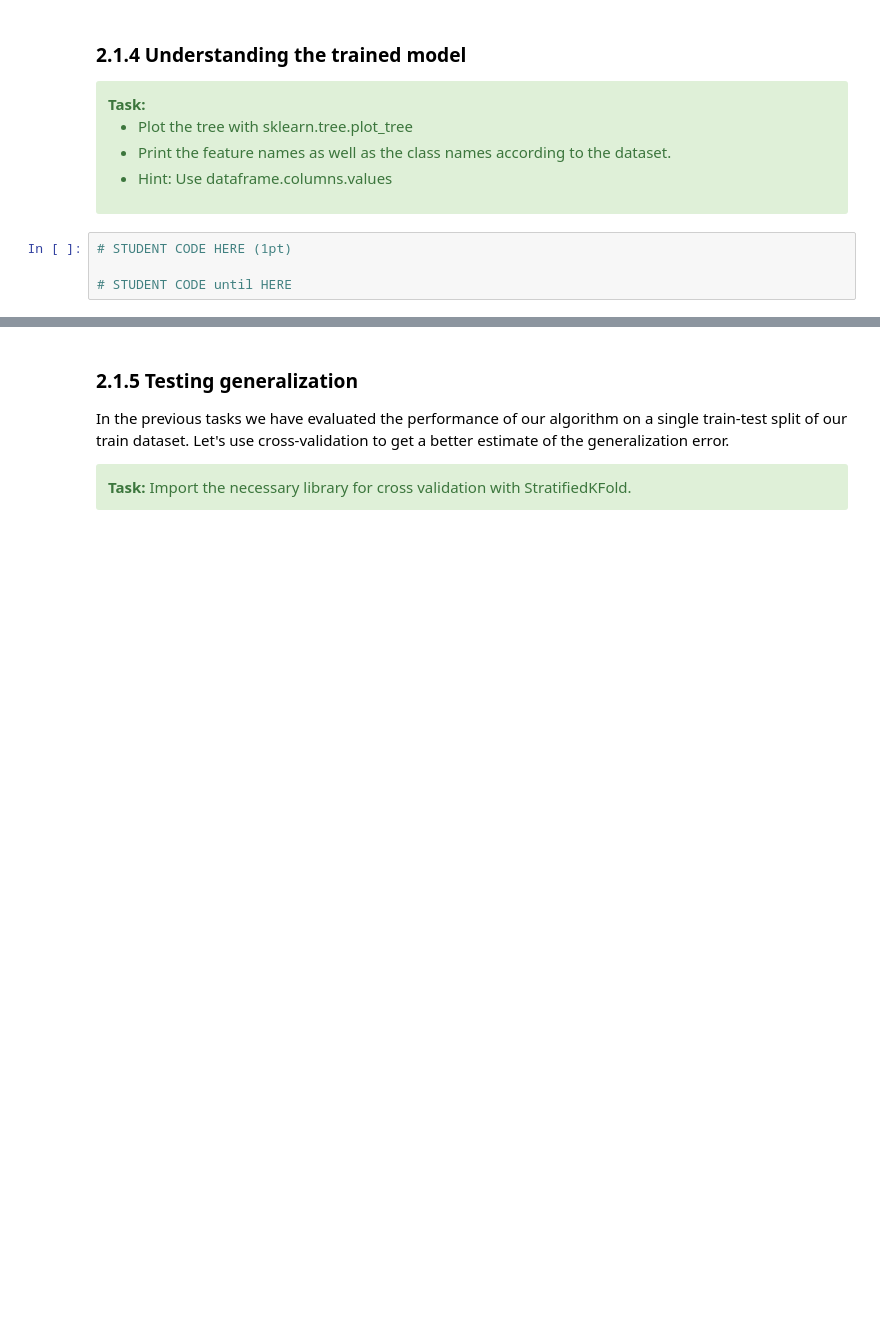
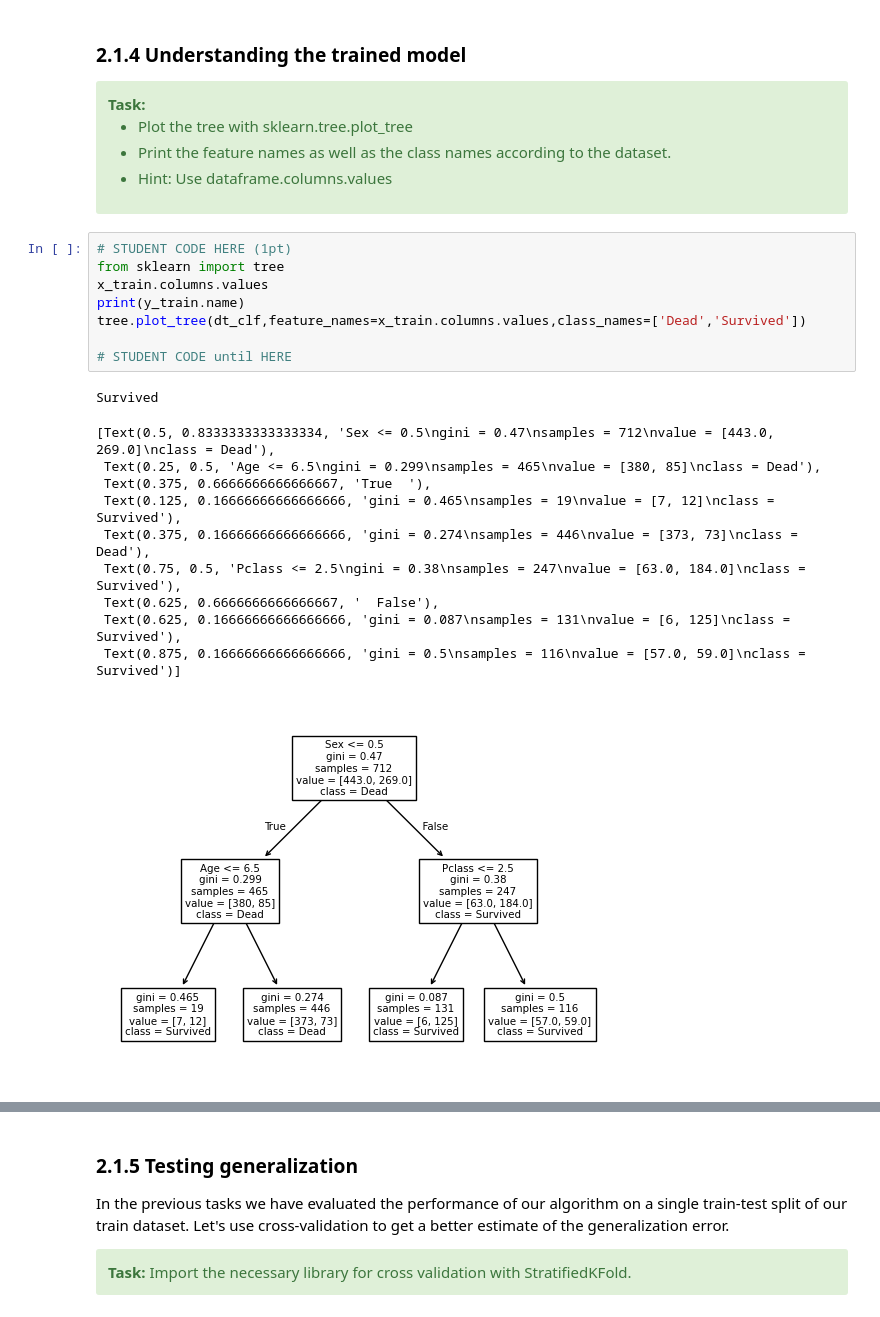
Before and after one commit to anton-seifert/LAMA, a Jupyter notebook: task-2-supervised-learning/Task 3.2 - Decision Trees.ipynb, the cells around one changed output, grey strips where cells are left out. Cells and saved outputs as stored; diff of their text form; blank space fills up the shorter version.

```diff
--- a/task-2-supervised-learning/Task 3.2 - Decision Trees.ipynb
+++ b/task-2-supervised-learning/Task 3.2 - Decision Trees.ipynb
@@ -234,8 +234,24 @@ Your data looks alright, you can continue with the workbook.
 </div>
 # %%
 # STUDENT CODE HERE (1pt)
+from sklearn import tree
+x_train.columns.values
+print(y_train.name)
+tree.plot_tree(dt_clf,feature_names=x_train.columns.values,class_names=['Dead','Survived'])
 
 # STUDENT CODE until HERE
+# %% [output]
+Survived
+[Text(0.5, 0.8333333333333334, 'Sex <= 0.5\ngini = 0.47\nsamples = 712\nvalue = [443.0, 269.0]\nclass = Dead'),
+ Text(0.25, 0.5, 'Age <= 6.5\ngini = 0.299\nsamples = 465\nvalue = [380, 85]\nclass = Dead'),
+ Text(0.375, 0.6666666666666667, 'True  '),
+ Text(0.125, 0.16666666666666666, 'gini = 0.465\nsamples = 19\nvalue = [7, 12]\nclass = Survived'),
+ Text(0.375, 0.16666666666666666, 'gini = 0.274\nsamples = 446\nvalue = [373, 73]\nclass = Dead'),
+ Text(0.75, 0.5, 'Pclass <= 2.5\ngini = 0.38\nsamples = 247\nvalue = [63.0, 184.0]\nclass = Survived'),
+ Text(0.625, 0.6666666666666667, '  False'),
+ Text(0.625, 0.16666666666666666, 'gini = 0.087\nsamples = 131\nvalue = [6, 125]\nclass = Survived'),
+ Text(0.875, 0.16666666666666666, 'gini = 0.5\nsamples = 116\nvalue = [57.0, 59.0]\nclass = Survived')]
+[figure, added]
 # %% [markdown]
 <div class="alert alert-block alert-success">
 <b>Question (1pt):</b>  Which features are used to make predictions in the created decision tree? Which of the remaining splits (in the last row of the tree) is currently the most accurate?
```
Also changed, not shown: parts of 13 cells of this notebook.
